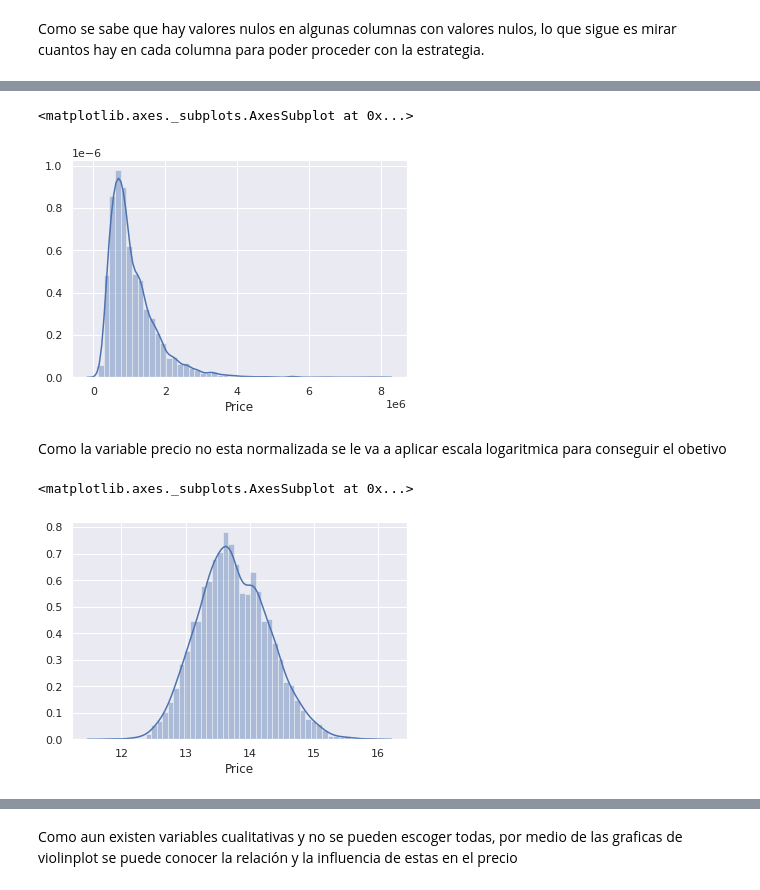
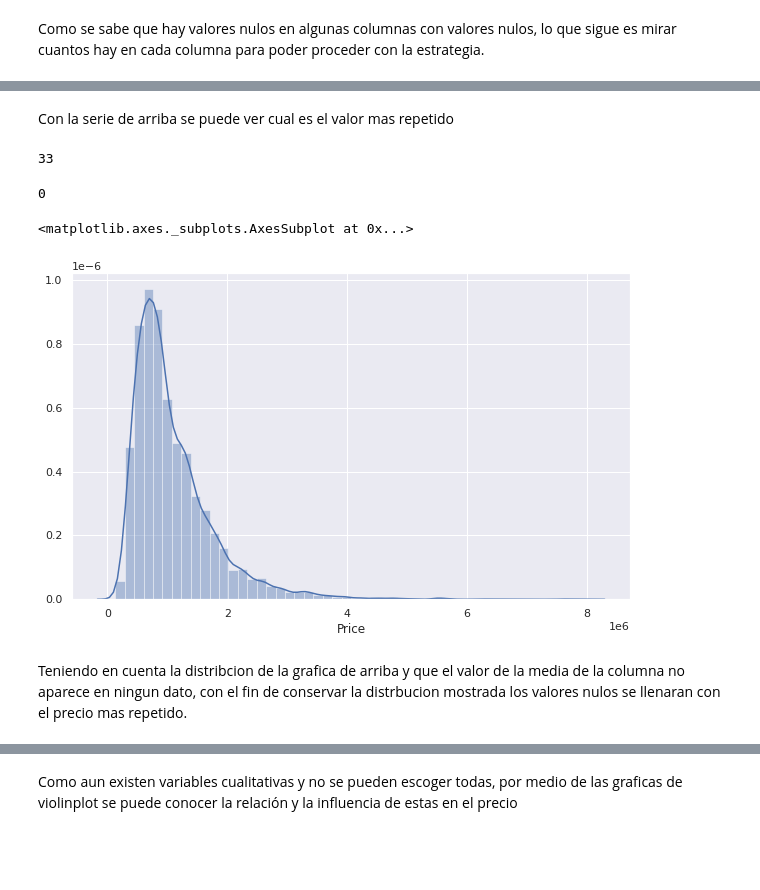
Before and after one commit to CamiloE/Proyectos-Personales, a Jupyter notebook: Precios_de_las_casas.ipynb, the cells around one changed output, grey strips where cells are left out. Drawn from its saved outputs; the diff is of its cells as text; code cells hidden in the pictures; blank space fills up the shorter version.

```diff
--- a/Precios_de_las_casas.ipynb
+++ b/Precios_de_las_casas.ipynb
@@ -26,0 +23,3 @@ dataframe.shape
+# %%
+dataframe.drop(columns=['Postcode'],inplace=True)
+dataframe.shape
@@ -96,4 +131,4 @@ Como la base de datos tiene demasiadas muestras, eliminando las filas con valore
 # %%
-dataframe.dropna(how='any',inplace=True)
+dataframe.dropna(axis='index',subset=['BuildingArea'],inplace=True)
 dataframe.isnull().sum()
 # %% [output]
@@ -123,13 +185,18 @@ Para que un modelo de regresion lineal tenga un mejor entrenamiento, lo mejor es
+# %% [markdown]
+Con la serie de arriba se puede ver cual es el valor mas repetido
+# %%
+len(dataframe[dataframe['Price']==dataframe['Price'].median()])#Numero de veces que aparece la mediana de los datos
+# %% [output]
+33
+# %%
+len(dataframe[dataframe['Price']==dataframe['Price'].mean()])
+# %% [output]
+0
 # %%
-sns.distplot(dataframe['Price'],color='b')
+fig, ax=plt.subplots(figsize=(10,6))
+sns.distplot(dataframe['Price'],color='b',ax=ax)
 # %% [output]
 <matplotlib.axes._subplots.AxesSubplot at 0x...>
-[figure, old version]
+[figure, new version]
-# %% [markdown]
-Como la variable precio no esta normalizada se le va a aplicar escala logaritmica para conseguir el obetivo
-# %%
-dataframe['Price']=np.log(dataframe['Price'])
-sns.distplot(dataframe['Price'],color='b')
-# %% [output]
-<matplotlib.axes._subplots.AxesSubplot at 0x...>
-[figure, removed]
+# %% [markdown]
+Teniendo en cuenta la distribcion de la grafica de arriba y que el valor de la media de la columna no aparece en ningun dato, con el fin de conservar la distrbucion mostrada los valores nulos se llenaran con el precio mas repetido.
```
Also changed, not shown: parts of 107 cells of this notebook.
